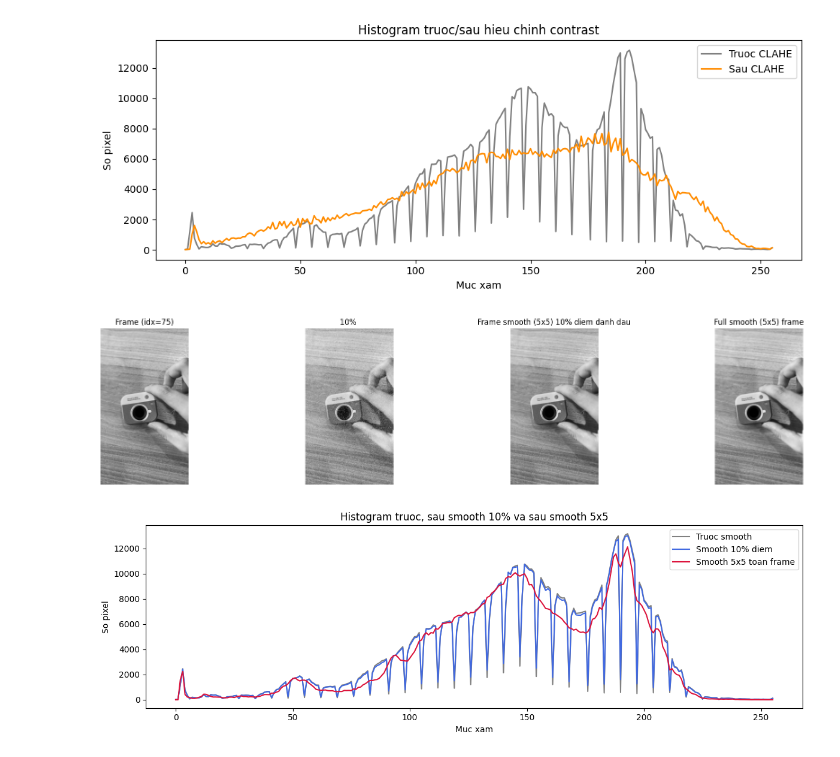
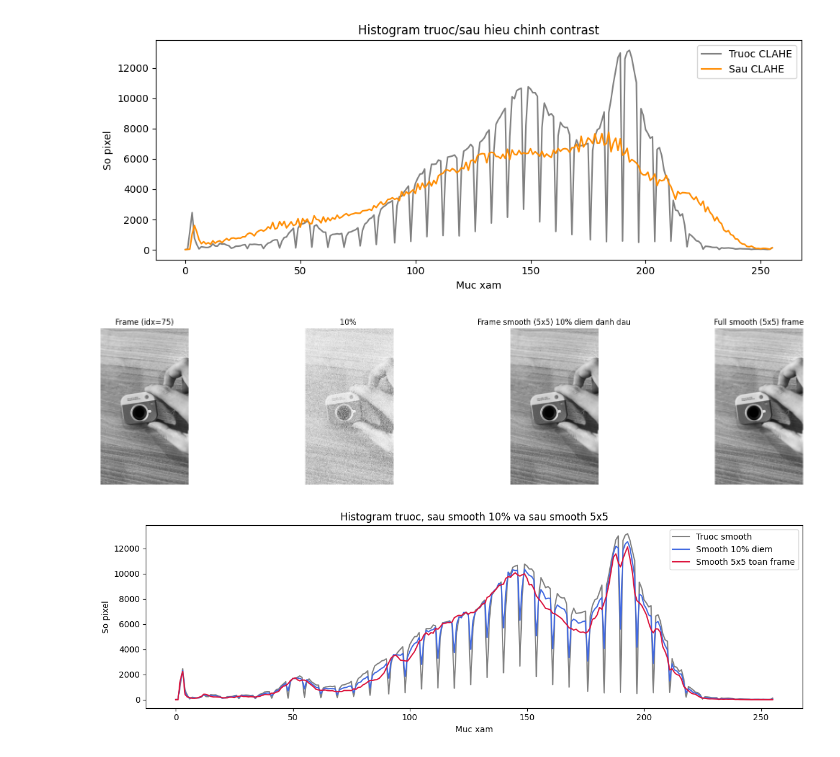
Before and after one commit to Sura3607/imageProcessing, a Jupyter notebook: lab2/lab2.ipynb, the cells around one changed output. Cells and saved outputs as stored; diff of their text form; code cells hidden in the pictures.

```diff
--- a/lab2/lab2.ipynb
+++ b/lab2/lab2.ipynb
@@ -62,10 +62,12 @@ show_images(
 # %%
 # Cau 3: Average Smoothing theo 5 khung hinh va hien thi ket qua
 
+frs = []
 avg5_frames = []
 for i in range(len(frames)):
     start = max(0, i - 2)
     end = min(len(frames), i + 3)
+    frs.append(frames[start:end])
     avg_frame = np.mean(np.stack(frames[start:end], axis=0), axis=0).astype(np.uint8)
     avg5_frames.append(avg_frame)
 
@@ -73,5 +75,8 @@ sample_idx = np.linspace(0, len(frames) - 1, num=min(4, len(frames)), dtype=int)
 imgs = [avg5_frames[i] for i in sample_idx]
 titles = [f"Average 5 frames @ idx {i}" for i in sample_idx]
 show_images(imgs, titles)
+
+org =  [f"ORG 5 frames @ idx {i}" for i in sample_idx]
+show_images([frames[i] for i in sample_idx], org)
 # %% [output]
 [figure]
@@ -169,7 +175,7 @@ h, w = frame.shape
 
 # Random 10% vi tri pixel de danh dau
 rng = np.random.default_rng(42)
-num_marked = int(0.1 * h * w)
+num_marked = int(0.5 * h * w)
 marked_linear_idx = rng.choice(h * w, size=num_marked, replace=False)
 marked_mask = np.zeros(h * w, dtype=bool)
 marked_mask[marked_linear_idx] = True
@@ -204,32 +210,32 @@ full_smoothed = np.clip(full_smoothed, 0, 255).astype(np.uint8)
 overlay = frame.copy()
 overlay[marked_mask] = 255
 
 show_images(
     [frame, overlay, smoothed_frame, full_smoothed],
     [
         f"Frame (idx={frame_idx})",
         "10% ",
         "Frame smooth (5x5) 10% diem danh dau",
         "Full smooth (5x5) frame",
     ],
     figsize=(20, 4),
 )
 
 
 hist_before = cv2.calcHist([frame], [0], None, [256], [0, 256]).flatten()
 hist_smoothed_10 = cv2.calcHist([smoothed_frame], [0], None, [256], [0, 256]).flatten() # smooth 10% điểm ảnh đã đánh dấu
 hist_smoothed_5x5 = cv2.calcHist([full_smoothed], [0], None, [256], [0, 256]).flatten() #smooth full frames
 
 plt.figure(figsize=(12, 4))
 plt.plot(hist_before, label="Truoc smooth", color="gray")
 plt.plot(hist_smoothed_10, label="Smooth 10% diem", color="royalblue")
 plt.plot(hist_smoothed_5x5, label="Smooth 5x5 toan frame", color="crimson")
 plt.title("Histogram truoc, sau smooth 10% va sau smooth 5x5")
 plt.xlabel("Muc xam")
 plt.ylabel("So pixel")
 plt.legend()
 plt.tight_layout()
 plt.show()
 # %% [output]
-[figure, old version]
+[figure, new version]
-[figure, old version]
+[figure, new version]
```
Also changed, not shown: parts of 1 cell of this notebook, 1 other file.
